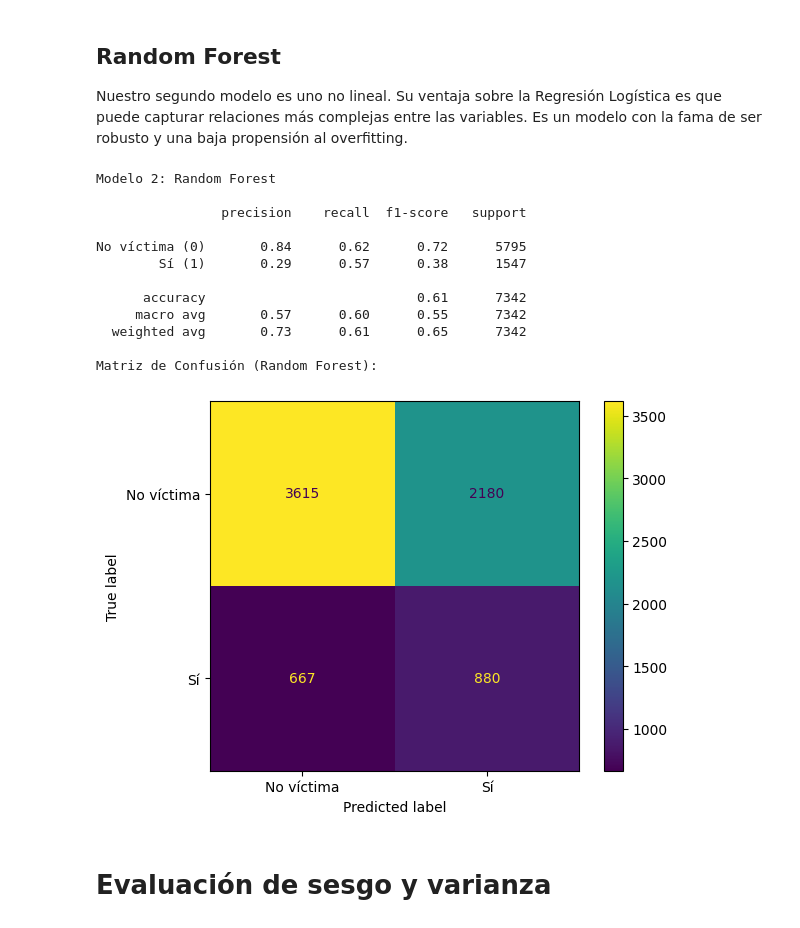
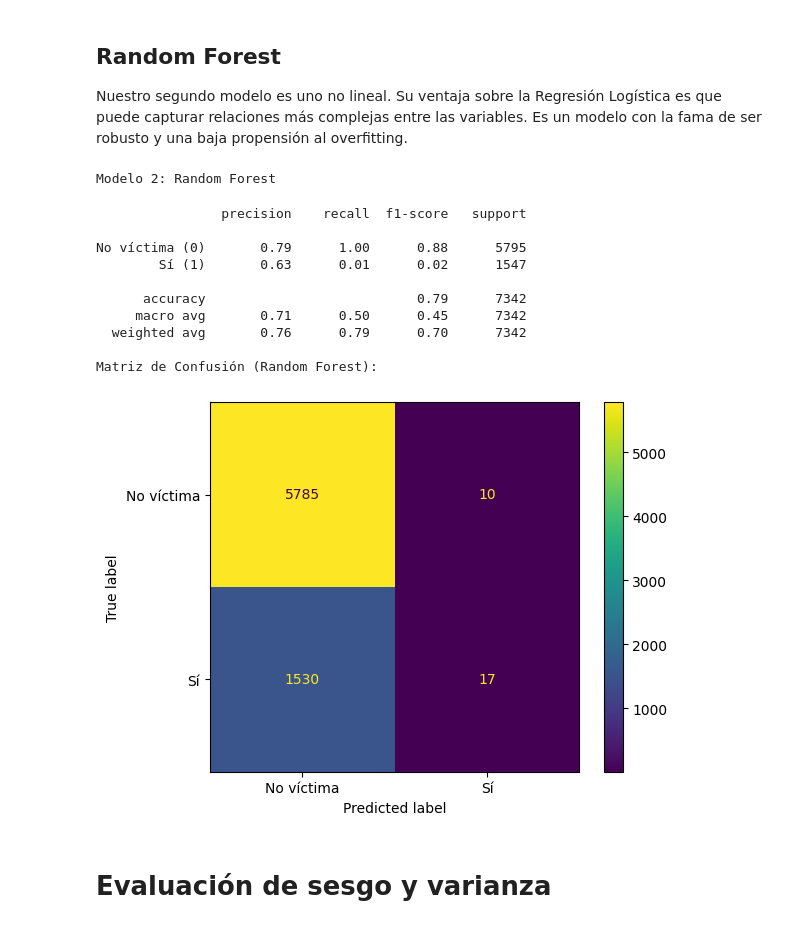
Before and after one commit to zMRGABOz/tarea_2_ia, a Jupyter notebook: src/main.ipynb, the cells around one changed output. Drawn from its saved outputs; the diff is of its cells as text; code cells hidden in the pictures.

```diff
--- a/src/main.ipynb
+++ b/src/main.ipynb
@@ -418,9 +502,12 @@ Con ello probamos dos enfoques fundamentalmente diferentes. Un Lineal vs un No-L
 # %%
 from sklearn.model_selection import train_test_split
 
-df_modelos = df_informantes
+df_modelos = df_clean
 
 y = df_modelos['VH_DMCS']
-X = df_modelos.drop(columns=['VH_DMCS'])
+X = df_modelos.select_dtypes(include=['int64', 'float64'])
+X = X.drop(columns=['VH_DMCS', 'Unnamed: 0'], errors='ignore')
+
+print(f"Forma final de X (solo features int/float): {X.shape}")
 
 X_train, X_test, y_train, y_test = train_test_split(X, y, test_size=0.3, random_state=42, stratify=y)
@@ -445,8 +534,11 @@ from sklearn.compose import ColumnTransformer
 from sklearn.metrics import classification_report, ConfusionMatrixDisplay
 
 # Definimos 2 transformadores
-numeric_features = ['rph_edad']
-categorical_features = ['nse_label', 'percepcion_label', 'rejas_label', 'region_label']
+numeric_features = ['rph_edad', 'IH_residencia_habitual']
+categorical_features = [
+    col for col in X_train.columns
+    if col not in numeric_features
+]
 
 # Pipeline para variables numéricas
 numeric_transformer = Pipeline(steps=[
@@ -465,7 +557,9 @@ preprocessor_lr = ColumnTransformer(
     transformers=[
         ('num', numeric_transformer, numeric_features),
         ('cat', categorical_transformer, categorical_features)
-    ])
+    ],
+    remainder='drop'
+)
 
 # Crear el Pipeline Para LogisticRegression
 pipe_lr = Pipeline(steps=[
@@ -524,46 +617,47 @@ categorical_transformer_rf = Pipeline(steps=[
 # Combinar
 preprocessor_rf = ColumnTransformer(
     transformers=[
         ('num', numeric_transformer_rf, numeric_features),
         ('cat', categorical_transformer_rf, categorical_features)
-    ])
+    ],
+    remainder='drop'
+)
 
 # Crear el Pipeline para RandomForest
 pipe_rf = Pipeline(steps=[
     ('preprocessor', preprocessor_rf),
     ('classifier', RandomForestClassifier(
         n_estimators=100,
         class_weight='balanced',
         random_state=42
     ))
 ])
 
 # Entrenar y Evaluar
 print("Modelo 2: Random Forest\n")
 pipe_rf.fit(X_train, y_train)
 y_pred_rf = pipe_rf.predict(X_test)
 
 # Mostrar Reporte de Clasificación
 print(classification_report(y_test, y_pred_rf, target_names=['No víctima (0)', 'Sí (1)']))
 
 # Mostrar Matriz de Confusión
 print("Matriz de Confusión (Random Forest):")
 ConfusionMatrixDisplay.from_estimator(pipe_rf, X_test, y_test, display_labels=['No víctima', 'Sí'])
 plt.show()
 # %% [output]
 Modelo 2: Random Forest
-
-                precision    recall  f1-score   support
-
-No víctima (0)       0.84      0.62      0.72      5795
-        Sí (1)       0.29      0.57      0.38      1547
-
-      accuracy                           0.61      7342
-     macro avg       0.57      0.60      0.55      7342
-  weighted avg       0.73      0.61      0.65      7342
-
-Matriz de Confusión (Random Forest):
+                precision    recall  f1-score   support
+
+No víctima (0)       0.79      1.00      0.88      5795
+        Sí (1)       0.63      0.01      0.02      1547
+
+      accuracy                           0.79      7342
+     macro avg       0.71      0.50      0.45      7342
+  weighted avg       0.76      0.79      0.70      7342
+
+Matriz de Confusión (Random Forest):
-[figure, old version]
+[figure, new version]
 # %% [markdown]
 # Evaluación de sesgo y varianza
 # %% [markdown]
```
Also changed, not shown: parts of 4 cells of this notebook.
